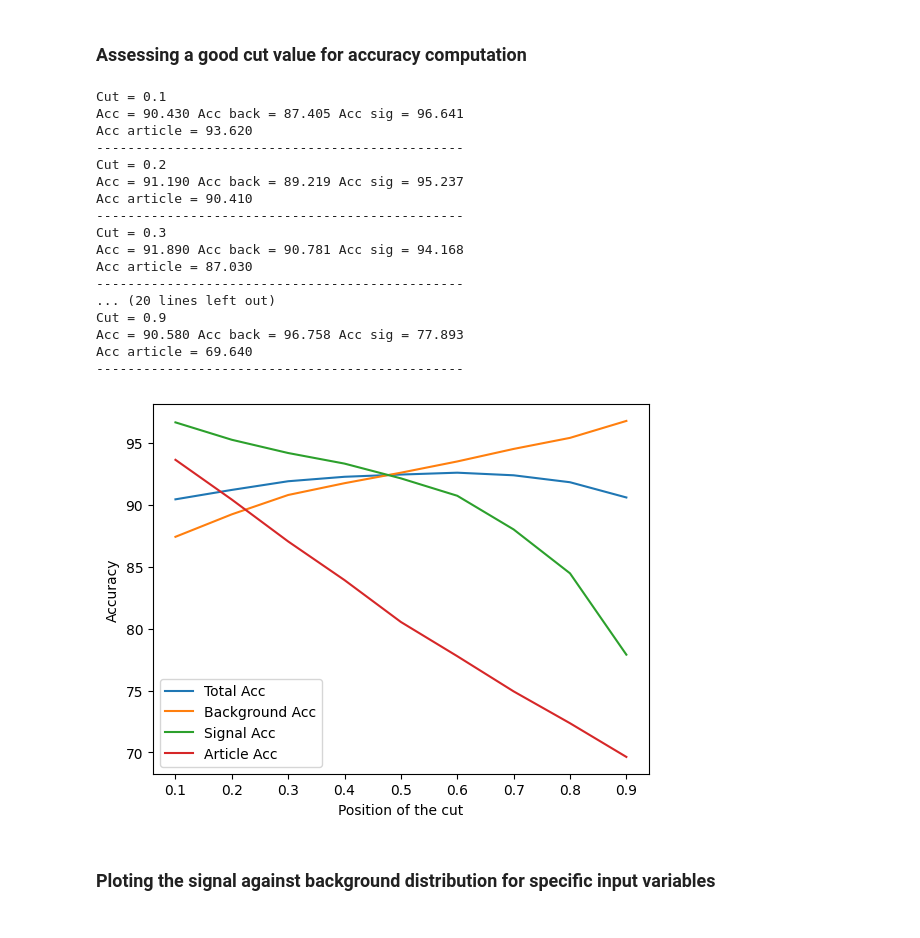
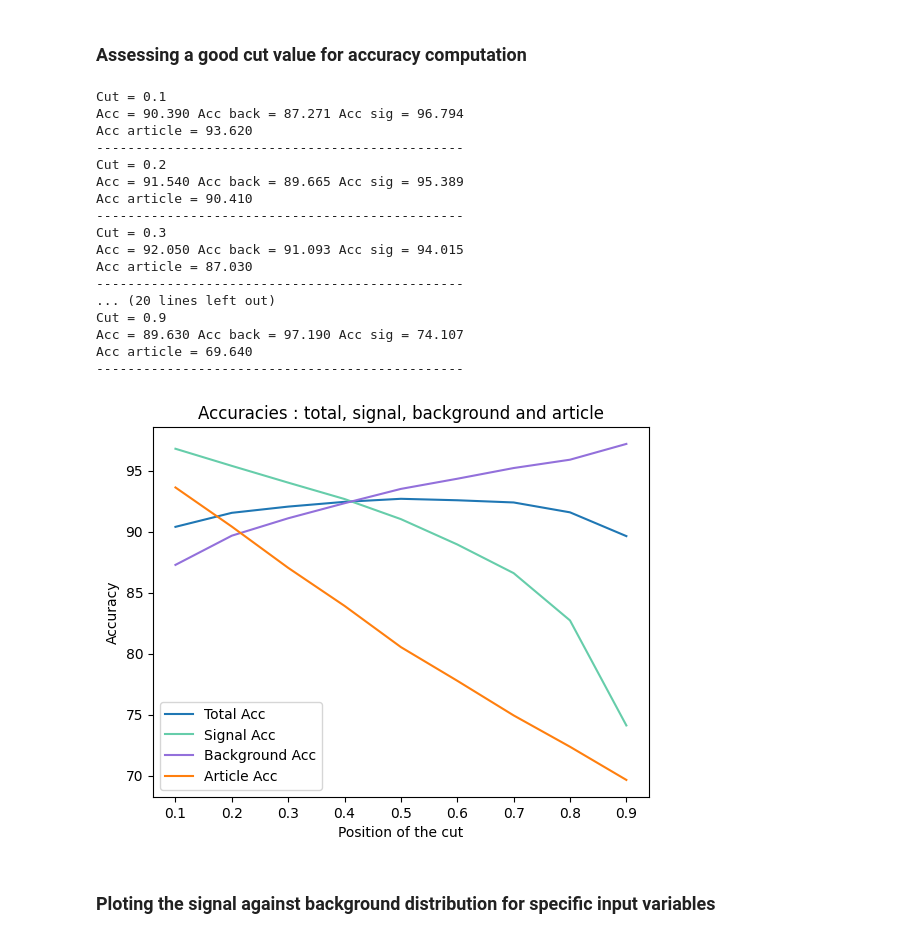
Before and after one commit to Cyrjl/Make-of-neural-network-with-numpy, a Jupyter notebook: Wild2_Final_NeuralNet.ipynb, the cells around one changed output. Cells and saved outputs as stored; diff of their text form; code cells hidden in the pictures.

Commit message:
Comments + plots

```diff
--- a/Wild2_Final_NeuralNet.ipynb
+++ b/Wild2_Final_NeuralNet.ipynb
@@ -34,30 +33,31 @@ lines_train: int = 20000
 lines_val: int = 10000
 
 # Different types of dataset for training, validation and testing
-dataset_train = pd.read_csv('dataset_modif2.csv', usecols=np.arange(0,12), nrows=lines_train)
+dataset_train = pd.read_csv('dataset.csv', usecols=np.arange(0,12), nrows=lines_train)
 # The data is normalized to avoid variables with high values
 norm_dataset_train = (dataset_train.values - np.min(dataset_train.values)) / (np.max(dataset_train.values) - np.min(dataset_train.values))
 
-dataset_val = pd.read_csv('dataset_modif2.csv', usecols=np.arange(0,12), skiprows=lines_train+1, nrows=lines_val)
+dataset_val = pd.read_csv('dataset.csv', usecols=np.arange(0,12), skiprows=lines_train+1, nrows=lines_val)
 norm_dataset_val = (dataset_val.values - np.min(dataset_val.values)) / (np.max(dataset_val.values) - np.min(dataset_val.values))
 
-dataset_test = pd.read_csv('dataset_modif2.csv', usecols=np.arange(0,12), skiprows=lines_train+lines_val+1, nrows=lines_val)
+dataset_test = pd.read_csv('dataset.csv', usecols=np.arange(0,12), skiprows=lines_train+lines_val+1, nrows=lines_val)
 norm_dataset_test = (dataset_test.values - np.min(dataset_test.values)) / (np.max(dataset_test.values) - np.min(dataset_test.values))
 
 # Labels for training, validation and testing
-labels_train = pd.read_csv('dataset_modif2.csv', usecols=["label"], nrows=lines_train)
-labels_val = pd.read_csv('dataset_modif2.csv', usecols=[13], skiprows=lines_train+1, nrows=lines_val)
-labels_test = pd.read_csv('dataset_modif2.csv', usecols=[13], skiprows=lines_train+lines_val+1, nrows=lines_val)
+labels_train = pd.read_csv('dataset.csv', usecols=[13], nrows=lines_train) # labels in column 13
+labels_val = pd.read_csv('dataset.csv', usecols=[13], skiprows=lines_train+1, nrows=lines_val)
+labels_test = pd.read_csv('dataset.csv', usecols=[13], skiprows=lines_train+lines_val+1, nrows=lines_val)
 
 # New labels for binary classification
-# 0 -> 1 and 1,2 -> 0
+# Before : signal has label 0, background has label 1 or 2
+# After : signal has label 1, background has label 0
 bin_labels_train = np.where(labels_train.values == 0, 1, 0)
 bin_labels_val = np.where(labels_val.values == 0, 1, 0)
 bin_labels_test = np.where(labels_test.values == 0, 1, 0)
 
 # Predictions from a previous work using the same dataset
-article_val = pd.read_csv('dataset_modif2.csv', usecols=[12], skiprows=lines_train+1, nrows=lines_val)
-article_test = pd.read_csv('dataset_modif2.csv', usecols=[12], skiprows=lines_train+lines_val+1, nrows=lines_val)
+article_val = pd.read_csv('dataset.csv', usecols=[12], skiprows=lines_train+1, nrows=lines_val)
+article_test = pd.read_csv('dataset.csv', usecols=[12], skiprows=lines_train+lines_val+1, nrows=lines_val)
 # %% [markdown]
 ### Training different networks
 # %%
@@ -253,13 +270,17 @@ plt.show()
 # %% [markdown]
 ### Assessing a good cut value for accuracy computation
 # %%
+# Cut : value between 0 and 1 determining which predictions are signal or background
+# For example, with a cut of 0.2, all predictions above 0.2 are considered signal, the other background
+
 cut_range = np.arange(0.1, 1, 0.1)
 
 Acc_cut_tot: Sequence = []
 Acc_cut_back: Sequence = []
 Acc_cut_sig: Sequence = []
-Acc_cut_article: Sequence =[]
+Acc_cut_article: Sequence = []
 
+# Training and validation for every cut value
 for cut in cut_range:
 
     net_c = nm.NeuralNet([
@@ -319,36 +340,39 @@ for cut in cut_range:
     print("-----------------------------------------------")
 # %% [output]
 Cut = 0.1
-Acc = 90.430 Acc back = 87.405 Acc sig = 96.641
+Acc = 90.390 Acc back = 87.271 Acc sig = 96.794
 Acc article = 93.620
 -----------------------------------------------
 Cut = 0.2
-Acc = 91.190 Acc back = 89.219 Acc sig = 95.237
+Acc = 91.540 Acc back = 89.665 Acc sig = 95.389
 Acc article = 90.410
 -----------------------------------------------
 Cut = 0.3
-Acc = 91.890 Acc back = 90.781 Acc sig = 94.168
+Acc = 92.050 Acc back = 91.093 Acc sig = 94.015
 Acc article = 87.030
 -----------------------------------------------
 ... (20 lines left out)
 Cut = 0.9
-Acc = 90.580 Acc back = 96.758 Acc sig = 77.893
+Acc = 89.630 Acc back = 97.190 Acc sig = 74.107
 Acc article = 69.640
 -----------------------------------------------
 # %%
+# Plots of the total, signal and background validation accuracies compared to the article accuracy
+
 plt.plot(cut_range, Acc_cut_tot, label='Total Acc')
-plt.plot(cut_range, Acc_cut_back, label='Background Acc')
-plt.plot(cut_range, Acc_cut_sig, label='Signal Acc')
+plt.plot(cut_range, Acc_cut_sig, label='Signal Acc', color='mediumaquamarine')
+plt.plot(cut_range, Acc_cut_back, label='Background Acc', color='mediumpurple')
 plt.plot(cut_range, Acc_cut_article, label='Article Acc')
-plt.xlabel("Position of the cut")
-plt.ylabel("Accuracy")
+plt.title('Accuracies : total, signal, background and article')
+plt.xlabel('Position of the cut')
+plt.ylabel('Accuracy')
 plt.legend()
 plt.show()
 
 Round_article_test = np.where(article_test.values >= 0.1, 1, 0)
 Acc_article = np.mean(Round_article_test==bin_labels_test) * 100
 # %% [output]
-[figure, old version]
+[figure, new version]
 # %% [markdown]
 ### Ploting the signal against background distribution for specific input variables
 # %%
```
Also changed, not shown: parts of 9 cells of this notebook.
